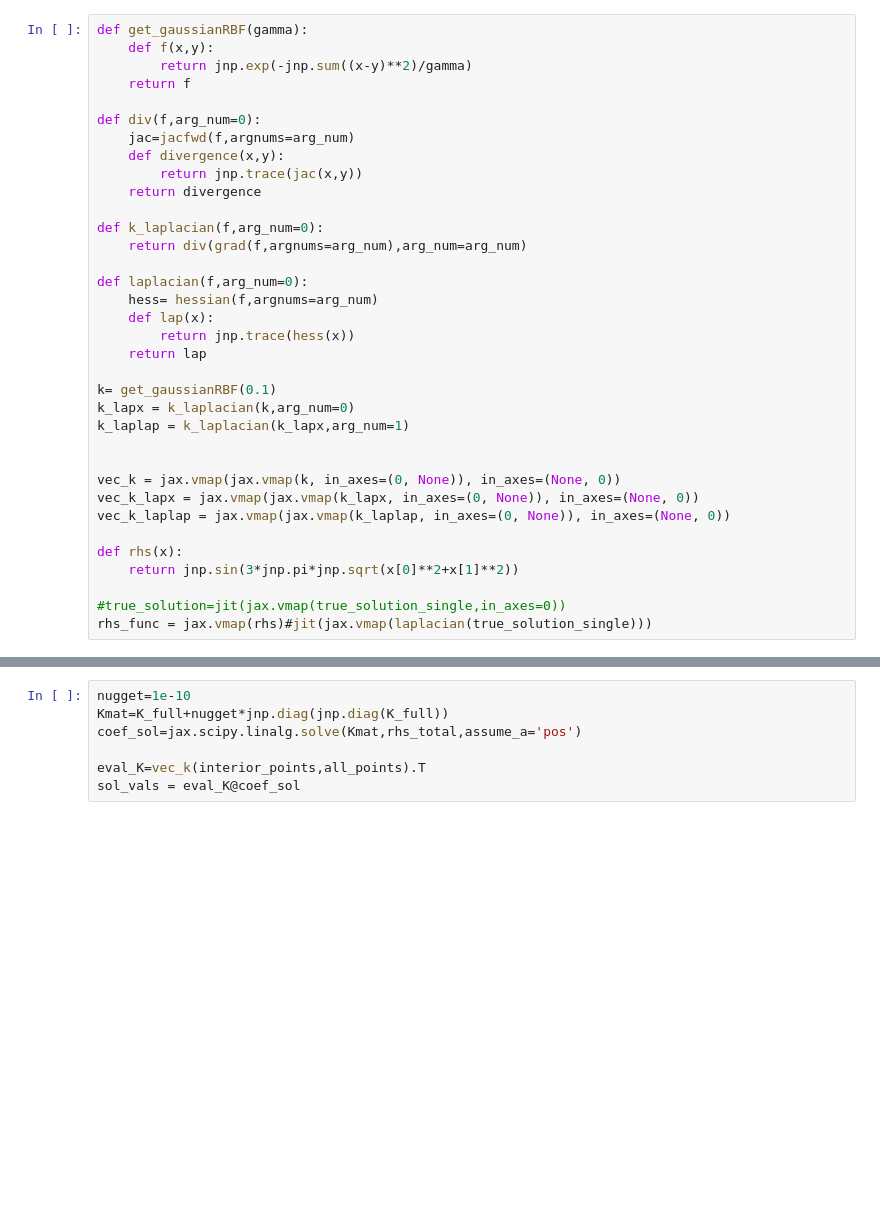
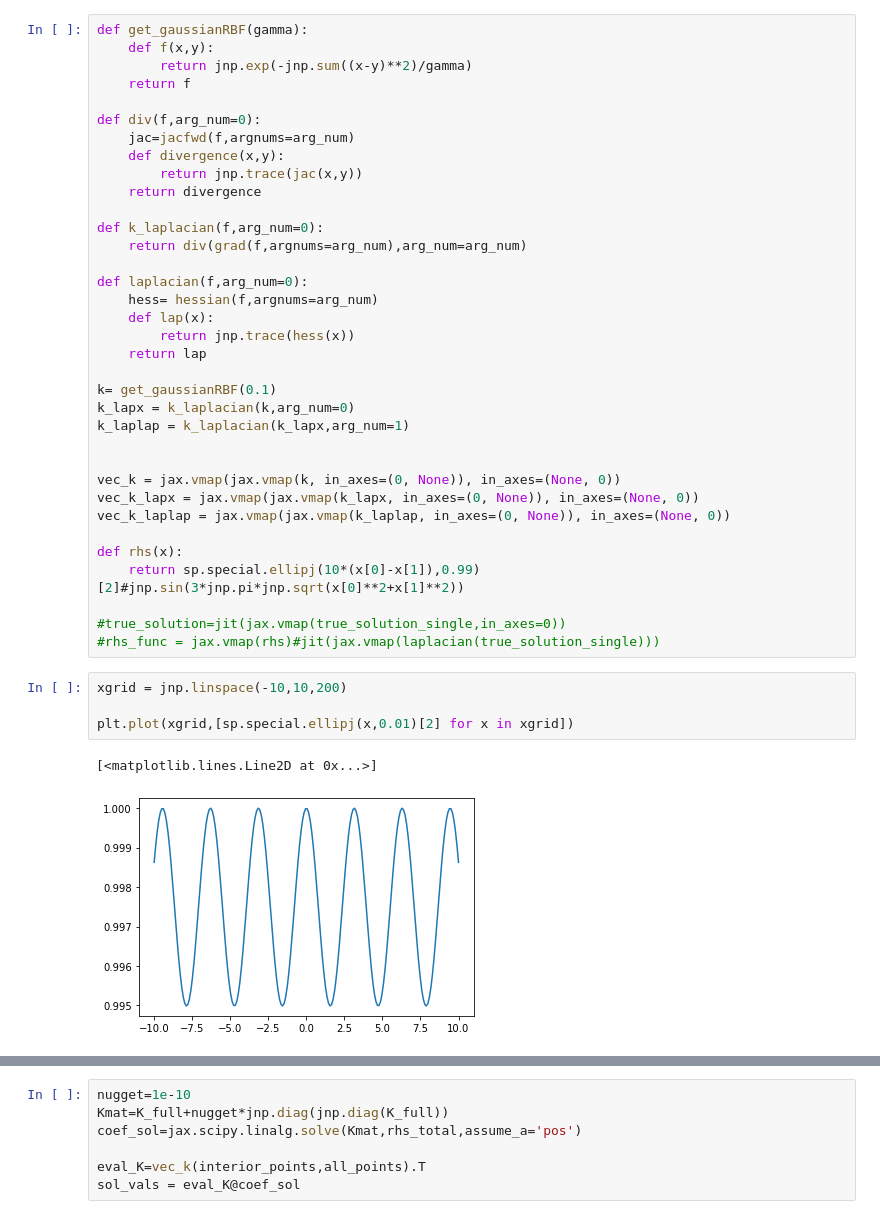
Before and after one commit to cade-b/kernel-pdes, a Jupyter notebook: odd_domain.ipynb, the cells around one changed output, grey strips where cells are left out. Saved outputs shown, nothing was run; the diff lists cells and outputs as text; blank space fills up the shorter version.

```diff
--- a/odd_domain.ipynb
+++ b/odd_domain.ipynb
@@ -50,10 +51,17 @@ vec_k_lapx = jax.vmap(jax.vmap(k_lapx, in_axes=(0, None)), in_axes=(None, 0))
 vec_k_laplap = jax.vmap(jax.vmap(k_laplap, in_axes=(0, None)), in_axes=(None, 0))
 
 def rhs(x):
-    return jnp.sin(3*jnp.pi*jnp.sqrt(x[0]**2+x[1]**2))
+    return sp.special.ellipj(10*(x[0]-x[1]),0.99)[2]#jnp.sin(3*jnp.pi*jnp.sqrt(x[0]**2+x[1]**2))
 
 #true_solution=jit(jax.vmap(true_solution_single,in_axes=0))
-rhs_func = jax.vmap(rhs)#jit(jax.vmap(laplacian(true_solution_single)))
+#rhs_func = jax.vmap(rhs)#jit(jax.vmap(laplacian(true_solution_single)))
+# %%
+xgrid = jnp.linspace(-10,10,200)
+
+plt.plot(xgrid,[sp.special.ellipj(x,0.01)[2] for x in xgrid])
+# %% [output]
+[<matplotlib.lines.Line2D at 0x...>]
+[figure, added]
 # %%
 num_interior = 2000
 num_per_boundary = 300
```
Also changed, not shown: parts of 6 cells of this notebook.
